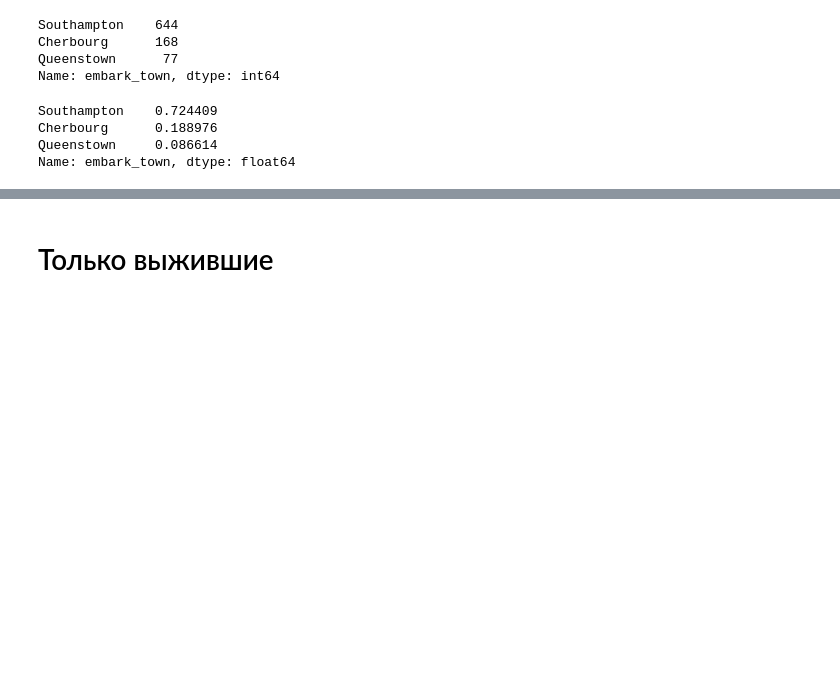
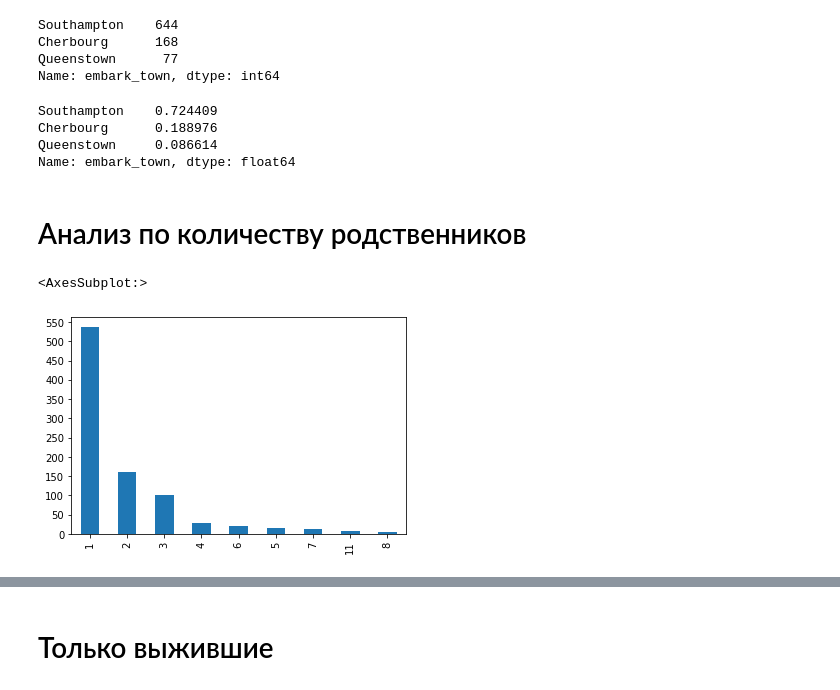
Before and after one commit to ave2407/yandex_ML, a Jupyter notebook: test_project/titanic.ipynb, the cells around one changed output, grey strips where cells are left out. Cells and saved outputs as stored; diff of their text form; code cells hidden in the pictures; blank space fills up the shorter version.

Commit message:
добавил анализ семьи и поправил графики

```diff
--- a/test_project/titanic.ipynb
+++ b/test_project/titanic.ipynb
@@ -160,3 +177,11 @@ Southampton    0.724409
 Cherbourg      0.188976
 Queenstown     0.086614
 Name: embark_town, dtype: float64
+# %% [markdown]
+# Анализ по количеству родственников
+# %%
+df['familysize'] = df['sibsp'] + df['parch'] + 1
+df.familysize.value_counts().plot.bar(yticks = list(range(0, 600, 50)))
+# %% [output]
+<AxesSubplot:>
+[figure, added]
```
Also changed, not shown: parts of 21 cells of this notebook.
